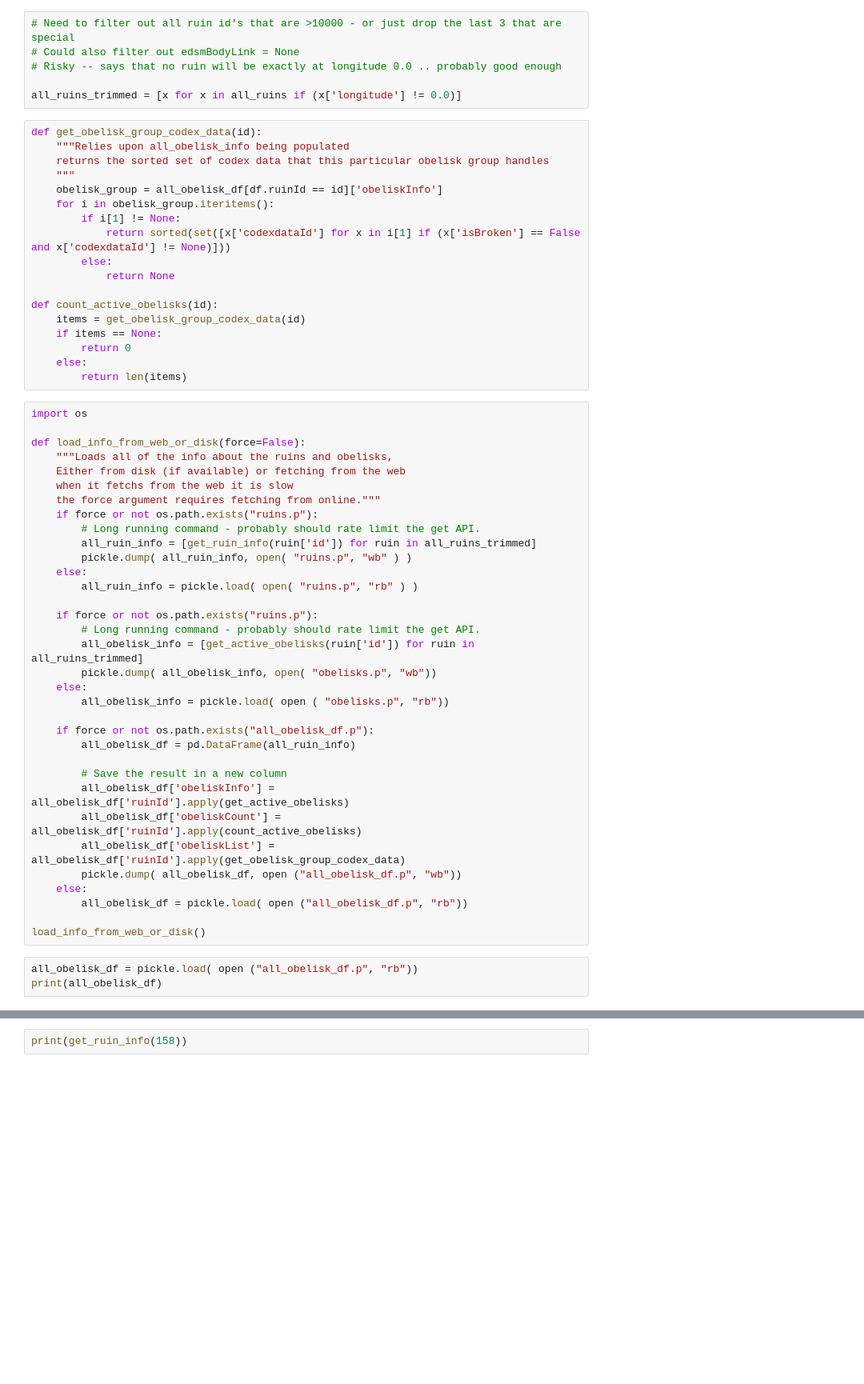
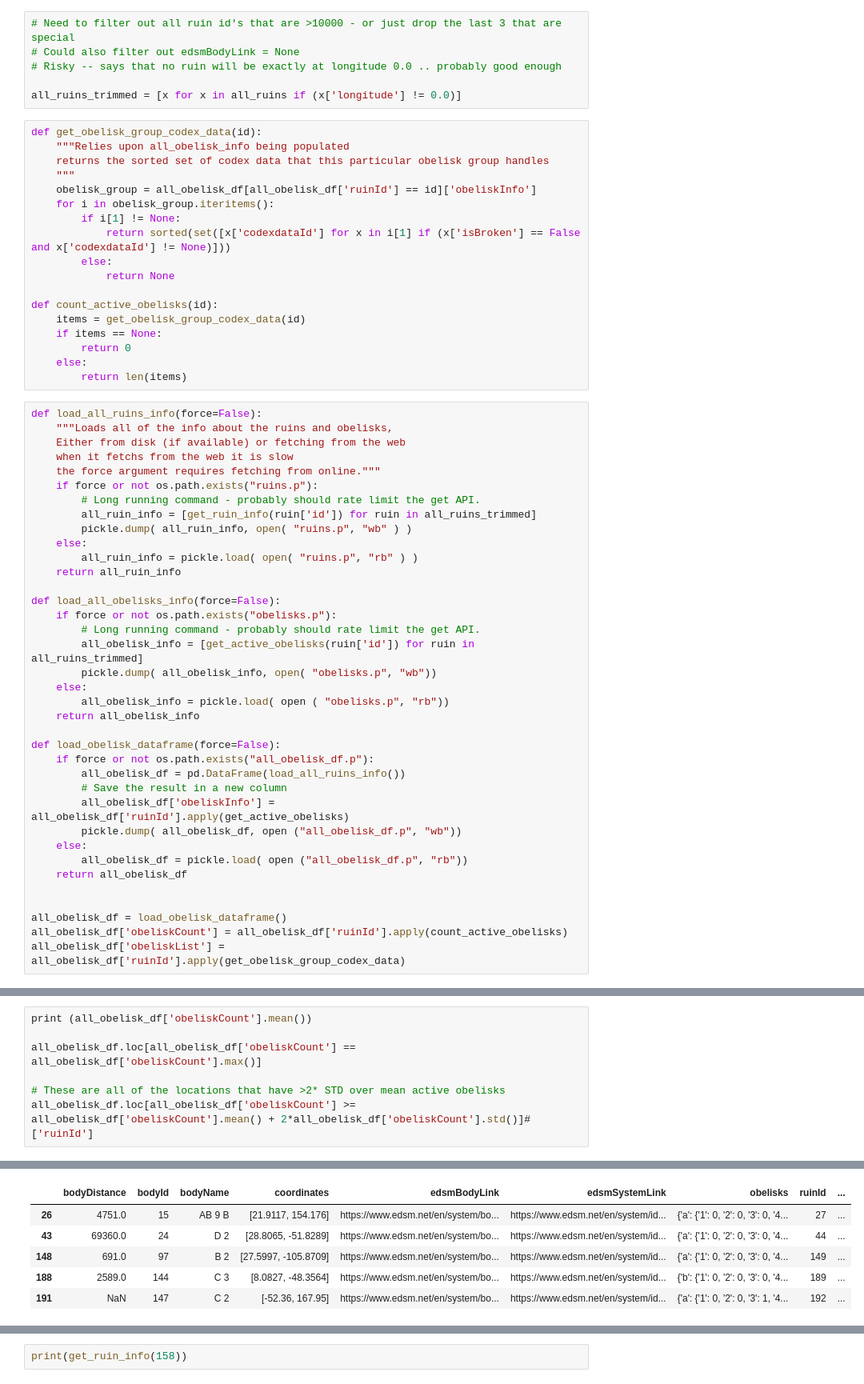
Before and after one commit to mgdixon/eliteruins, a Jupyter notebook: Elite Ruins Tour.ipynb, the cells around one changed output, grey strips where cells are left out. Shown at 80% size. Saved outputs shown, nothing was run; the diff lists cells and outputs as text; blank space fills up the shorter version.

```diff
--- a/Elite Ruins Tour.ipynb
+++ b/Elite Ruins Tour.ipynb
@@ -85,7 +87,7 @@ def get_obelisk_group_codex_data(id):
     """Relies upon all_obelisk_info being populated
     returns the sorted set of codex data that this particular obelisk group handles
     """
-    obelisk_group = all_obelisk_df[df.ruinId == id]['obeliskInfo']
+    obelisk_group = all_obelisk_df[all_obelisk_df['ruinId'] == id]['obeliskInfo']
     for i in obelisk_group.iteritems():
         if i[1] != None:
             return sorted(set([x['codexdataId'] for x in i[1] if (x['isBroken'] == False and x['codexdataId'] != None)]))
@@ -99,9 +101,7 @@ def count_active_obelisks(id):
     else:
         return len(items)
 # %%
-import os
-
-def load_info_from_web_or_disk(force=False):
+def load_all_ruins_info(force=False):
     """Loads all of the info about the ruins and obelisks,
     Either from disk (if available) or fetching from the web
     when it fetchs from the web it is slow
@@ -112,26 +112,28 @@ def load_info_from_web_or_disk(force=False):
         pickle.dump( all_ruin_info, open( "ruins.p", "wb" ) )
     else:
         all_ruin_info = pickle.load( open( "ruins.p", "rb" ) )
+    return all_ruin_info
 
-    if force or not os.path.exists("ruins.p"):
+def load_all_obelisks_info(force=False):
+    if force or not os.path.exists("obelisks.p"):
         # Long running command - probably should rate limit the get API.
         all_obelisk_info = [get_active_obelisks(ruin['id']) for ruin in all_ruins_trimmed]
         pickle.dump( all_obelisk_info, open( "obelisks.p", "wb"))
     else:
         all_obelisk_info = pickle.load( open ( "obelisks.p", "rb"))
+    return all_obelisk_info
 
+def load_obelisk_dataframe(force=False):
     if force or not os.path.exists("all_obelisk_df.p"):
-        all_obelisk_df = pd.DataFrame(all_ruin_info)
-
+        all_obelisk_df = pd.DataFrame(load_all_ruins_info())
         # Save the result in a new column
         all_obelisk_df['obeliskInfo'] = all_obelisk_df['ruinId'].apply(get_active_obelisks)
-        all_obelisk_df['obeliskCount'] = all_obelisk_df['ruinId'].apply(count_active_obelisks)
-        all_obelisk_df['obeliskList'] = all_obelisk_df['ruinId'].apply(get_obelisk_group_codex_data)
         pickle.dump( all_obelisk_df, open ("all_obelisk_df.p", "wb"))
     else:
         all_obelisk_df = pickle.load( open ("all_obelisk_df.p", "rb"))
+    return all_obelisk_df
 
-load_info_from_web_or_disk()
+
+all_obelisk_df = load_obelisk_dataframe()
+all_obelisk_df['obeliskCount'] = all_obelisk_df['ruinId'].apply(count_active_obelisks)
+all_obelisk_df['obeliskList'] = all_obelisk_df['ruinId'].apply(get_obelisk_group_codex_data)
-# %%
-all_obelisk_df = pickle.load( open ("all_obelisk_df.p", "rb"))
-print(all_obelisk_df)
@@ -184,0 +177,8 @@ print (all_obelisk_df['obeliskCount'].mean())
+# %%
+print (all_obelisk_df['obeliskCount'].mean())
+
+all_obelisk_df.loc[all_obelisk_df['obeliskCount'] == all_obelisk_df['obeliskCount'].max()]
+
+# These are all of the locations that have >2* STD over mean active obelisks
+all_obelisk_df.loc[all_obelisk_df['obeliskCount'] >= all_obelisk_df['obeliskCount'].mean() + 2*all_obelisk_df['obeliskCount'].std()]#['ruinId']
+# %% [output]
@@ -184,0 +186,6 @@ print (all_obelisk_df['obeliskCount'].mean())
+|  | bodyDistance | bodyId | bodyName | coordinates | edsmBodyLink | edsmSystemLink | obelisks | ruinId | ... |
+| 26 | 4751.0 | 15 | AB 9 B | [21.9117, 154.176] | https://www.edsm.net/en/system/bo... | https://www.edsm.net/en/system/id... | {'a': {'1': 0, '2': 0, '3': 0, '4... | 27 | ... |
+| 43 | 69360.0 | 24 | D 2 | [28.8065, -51.8289] | https://www.edsm.net/en/system/bo... | https://www.edsm.net/en/system/id... | {'a': {'1': 0, '2': 0, '3': 0, '4... | 44 | ... |
+| 148 | 691.0 | 97 | B 2 | [27.5997, -105.8709] | https://www.edsm.net/en/system/bo... | https://www.edsm.net/en/system/id... | {'a': {'1': 0, '2': 0, '3': 0, '4... | 149 | ... |
+| 188 | 2589.0 | 144 | C 3 | [8.0827, -48.3564] | https://www.edsm.net/en/system/bo... | https://www.edsm.net/en/system/id... | {'b': {'1': 0, '2': 0, '3': 0, '4... | 189 | ... |
+| 191 | NaN | 147 | C 2 | [-52.36, 167.95] | https://www.edsm.net/en/system/bo... | https://www.edsm.net/en/system/id... | {'a': {'1': 0, '2': 0, '3': 1, '4... | 192 | ... |
```
Also changed, not shown: parts of 8 cells of this notebook, 1 other file.
